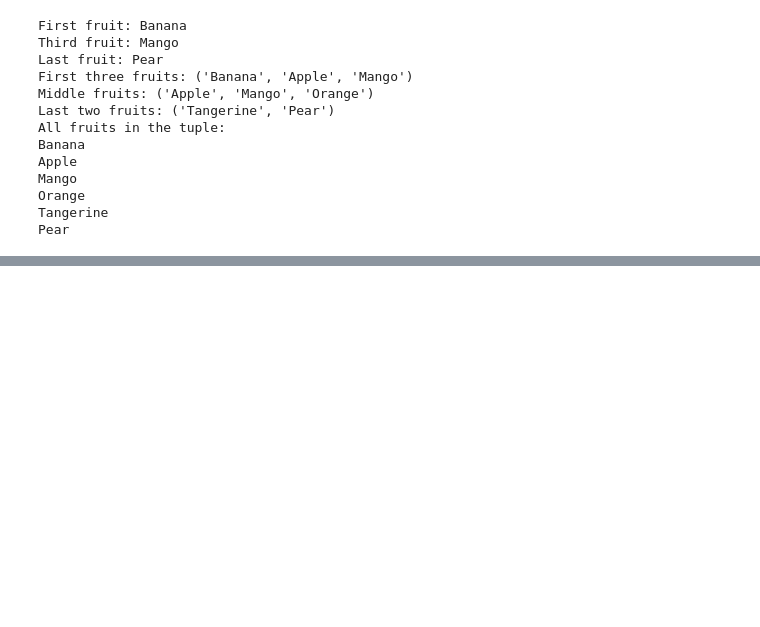
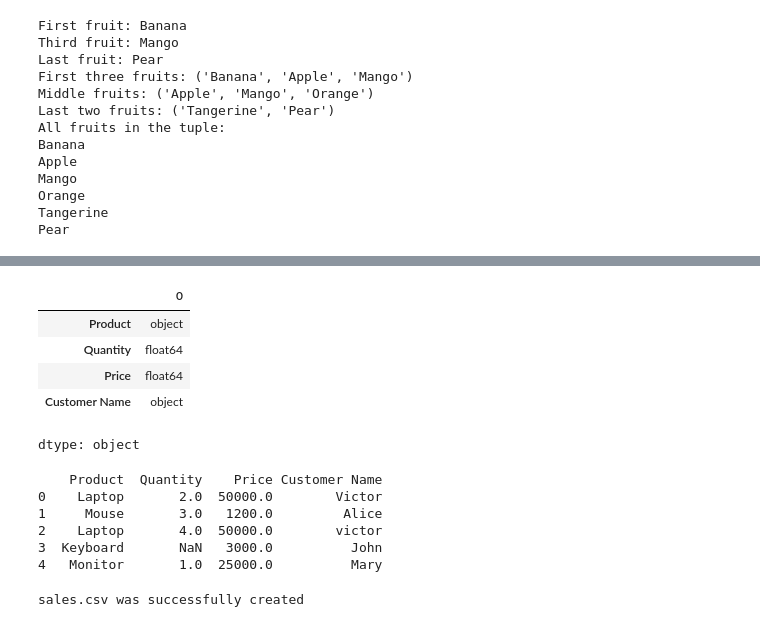
Before and after one commit to benardwauye69-prog/Intro-to-Python-, a Jupyter notebook: Introduction_to_python.ipynb, the cells around one changed output, grey strips where cells are left out. Cells and saved outputs as stored; diff of their text form; code cells hidden in the pictures; blank space fills up the shorter version.

```diff
--- a/Introduction_to_python.ipynb
+++ b/Introduction_to_python.ipynb
@@ -643,0 +933,26 @@ Pear
+# %%
+df.dtypes
+# %% [output]
+|  | 0 |
+| Product | object |
+| Quantity | float64 |
+| Price | float64 |
+| Customer Name | object |
+dtype: object
+# %%
+print(df.head()) #prints the first five rows #df.tail()
+# %% [output]
+    Product  Quantity    Price Customer Name
+0    Laptop       2.0  50000.0        Victor
+1     Mouse       3.0   1200.0         Alice
+2    Laptop       4.0  50000.0        victor
+3  Keyboard       NaN   3000.0          John
+4   Monitor       1.0  25000.0          Mary
+# %%
+#save our sales df as a csv
+df.to_csv('sales.csv', index=False)
+
+#success message
+print("sales.csv was successfully created")
+# %% [output]
+sales.csv was successfully created
```
Also changed, not shown: parts of 51 cells of this notebook.
